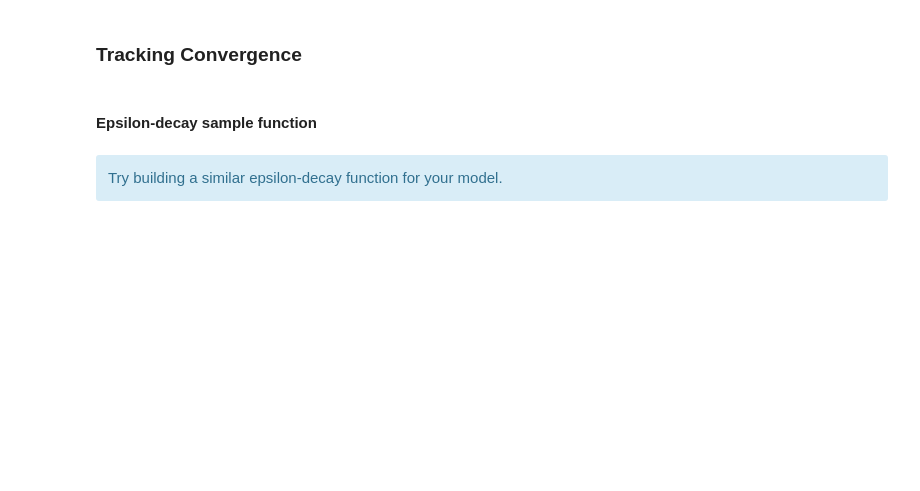
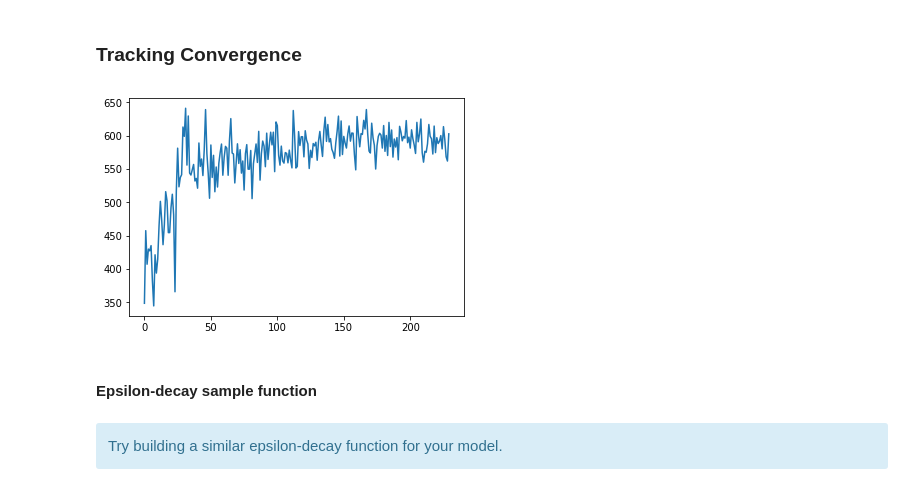
Before and after one commit to agodika/deep-rl-cab, a Jupyter notebook: DQN_Agent_Arch2-Anuraag.ipynb, the cells around one changed output. Saved outputs shown, nothing was run; the diff lists cells and outputs as text; code cells hidden in the pictures; blank space fills up the shorter version.

```diff
--- a/DQN_Agent_Arch2-Anuraag.ipynb
+++ b/DQN_Agent_Arch2-Anuraag.ipynb
@@ -221,5 +264,14 @@ for episode in range(Episodes):
 # %% [markdown]
 ### Tracking Convergence
+# %%
+aKey = list(States_track.keys())[0]
+qvals = States_track[aKey]
+q = [j[0][0] for j in qvals for i in j]
+time = range(0, len(q))
+plt.plot(time, q)
+plt.show()
+# %% [output]
+[figure, added]
 # %% [markdown]
 #### Epsilon-decay sample function
 # %% [markdown]
```
Also changed, not shown: parts of 12 cells of this notebook, 1 other file.
